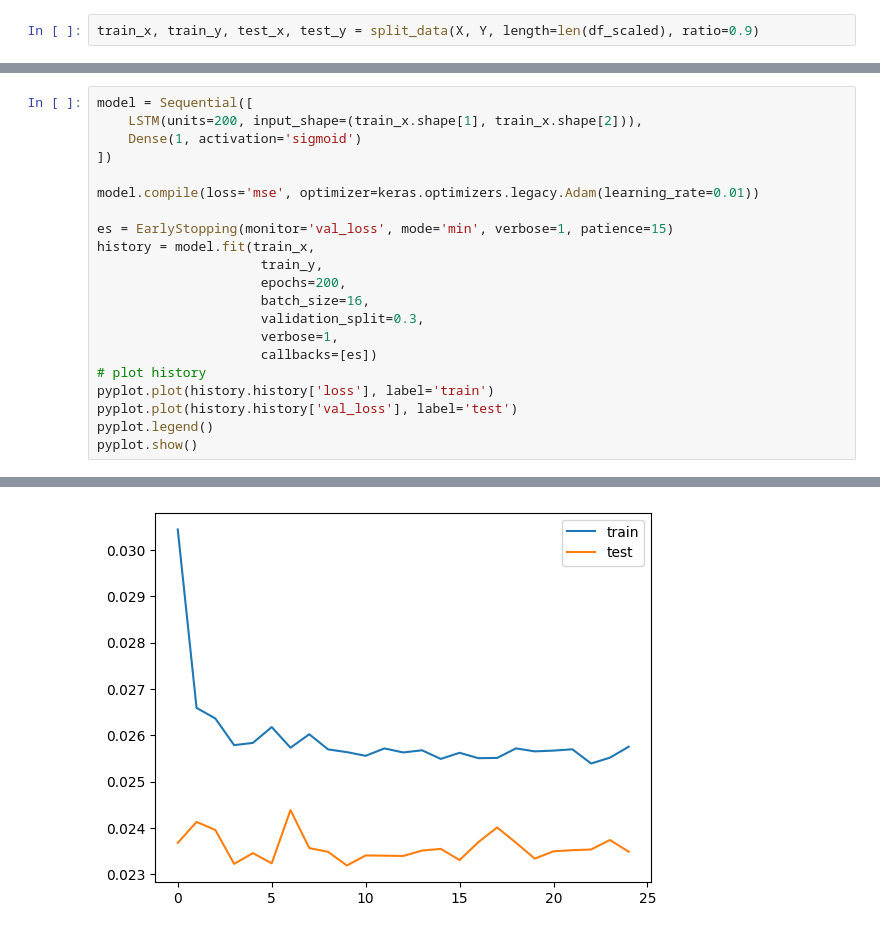
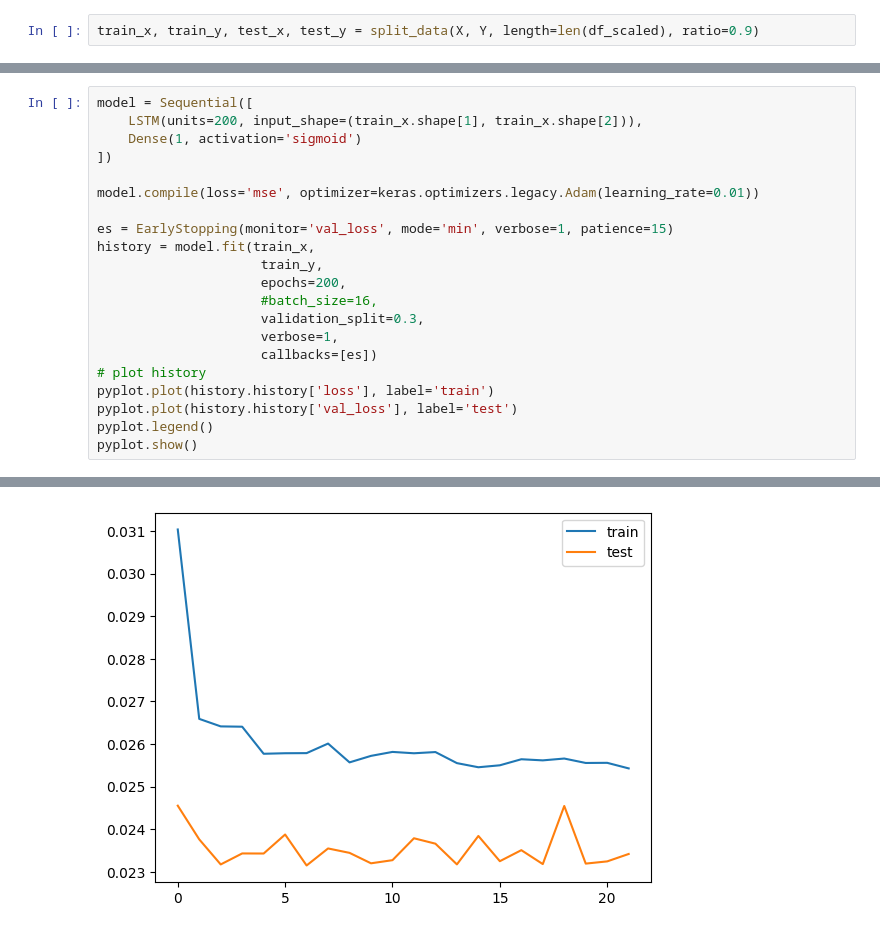
Before and after one commit to diasYuri/radiation-forecast, a Jupyter notebook: notebook/baseline/juiz-de-fora.ipynb, the cells around one changed output, grey strips where cells are left out. Cells and saved outputs as stored; diff of their text form.

```diff
--- a/notebook/baseline/juiz-de-fora.ipynb
+++ b/notebook/baseline/juiz-de-fora.ipynb
@@ -158,7 +147,7 @@ es = EarlyStopping(monitor='val_loss', mode='min', verbose=1, patience=15)
 history = model.fit(train_x,
                      train_y,
                      epochs=200,
-                     batch_size=16,
+                     #batch_size=16,
                      validation_split=0.3,
                      verbose=1,
                      callbacks=[es])
@@ -188 +177 @@ Epoch 25: early stopping
-[figure, old version]
+[figure, new version]
```
Also changed, not shown: parts of 8 cells of this notebook, 4 other files.
